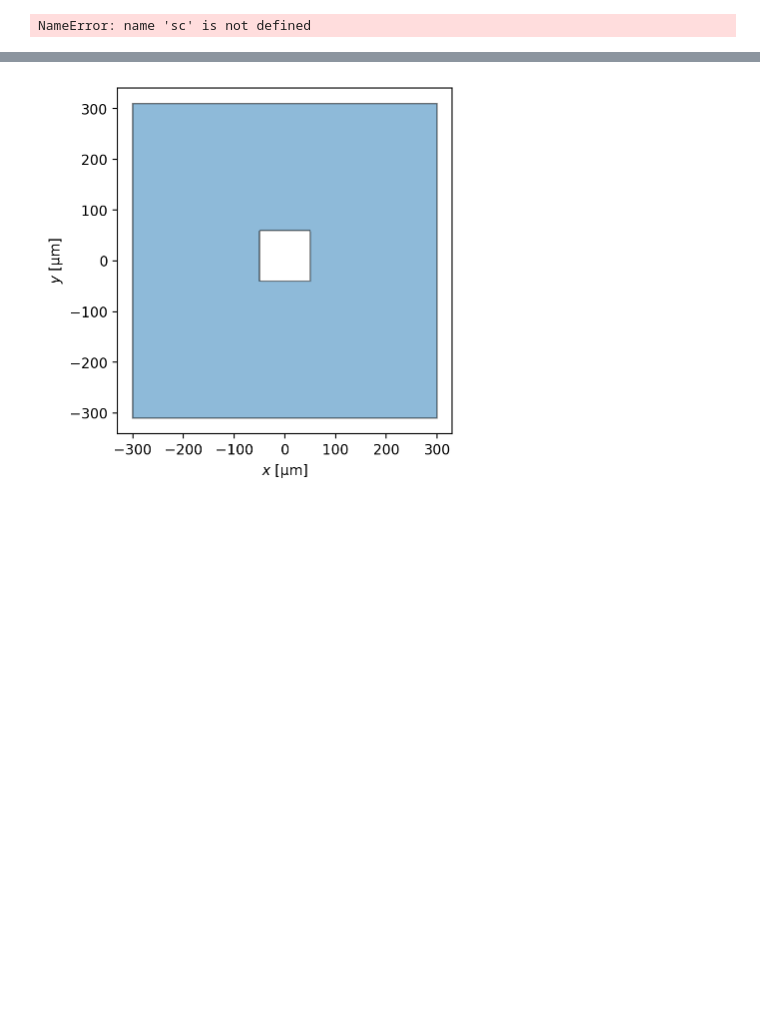
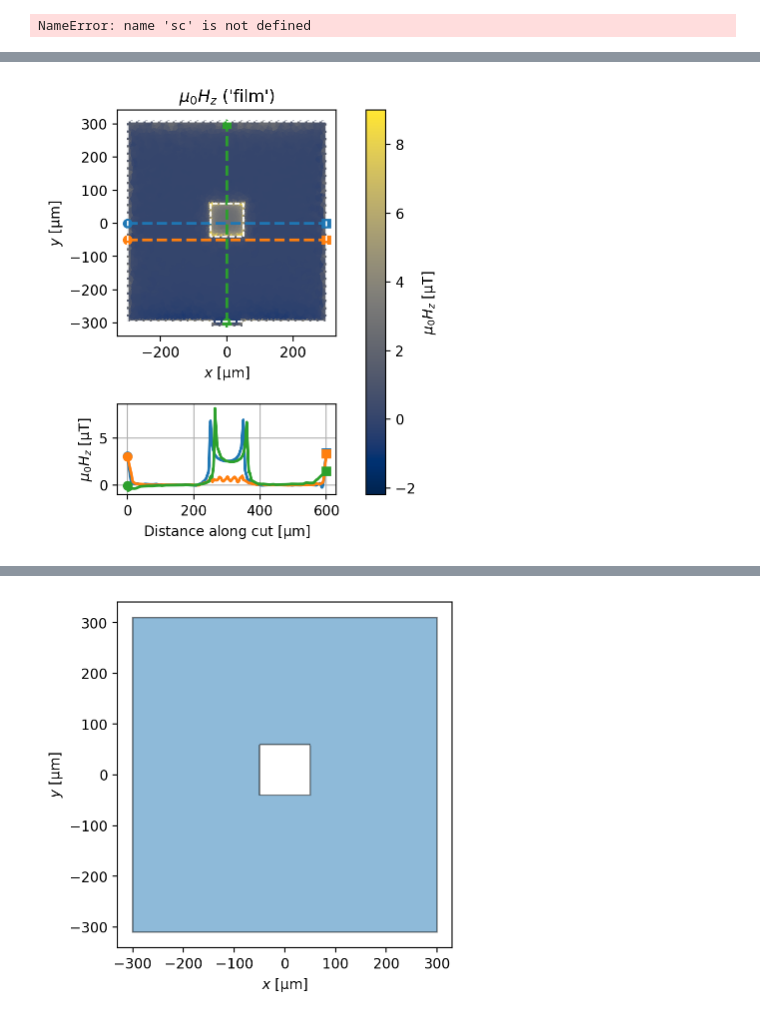
Before and after one commit to LeviathansDaughter/LOLIGO-VULGARIS, a Jupyter notebook: newcode.ipynb, the cells around one changed output, grey strips where cells are left out. Saved outputs shown, nothing was run; the diff lists cells and outputs as text; code cells hidden in the pictures; blank space fills up the shorter version.

```diff
--- a/newcode.ipynb
+++ b/newcode.ipynb
@@ -291,3 +311,11 @@ Device(
+# %%
+fig, axes = solution.plot_fields(
+    cross_section_coords=cross_section_coords, figsize=(4, 5), vmin = 9, vmax = -2
+)
+for ax in axes:
+    _ = device.plot_polygons(ax=ax, color="w", ls="--", lw=1)
+# %% [output]
+[figure, added]
 # %%
 vortices = [
     sc.Vortex(x=100, y=100, film="film"),
```
Also changed, not shown: parts of 22 cells of this notebook.
